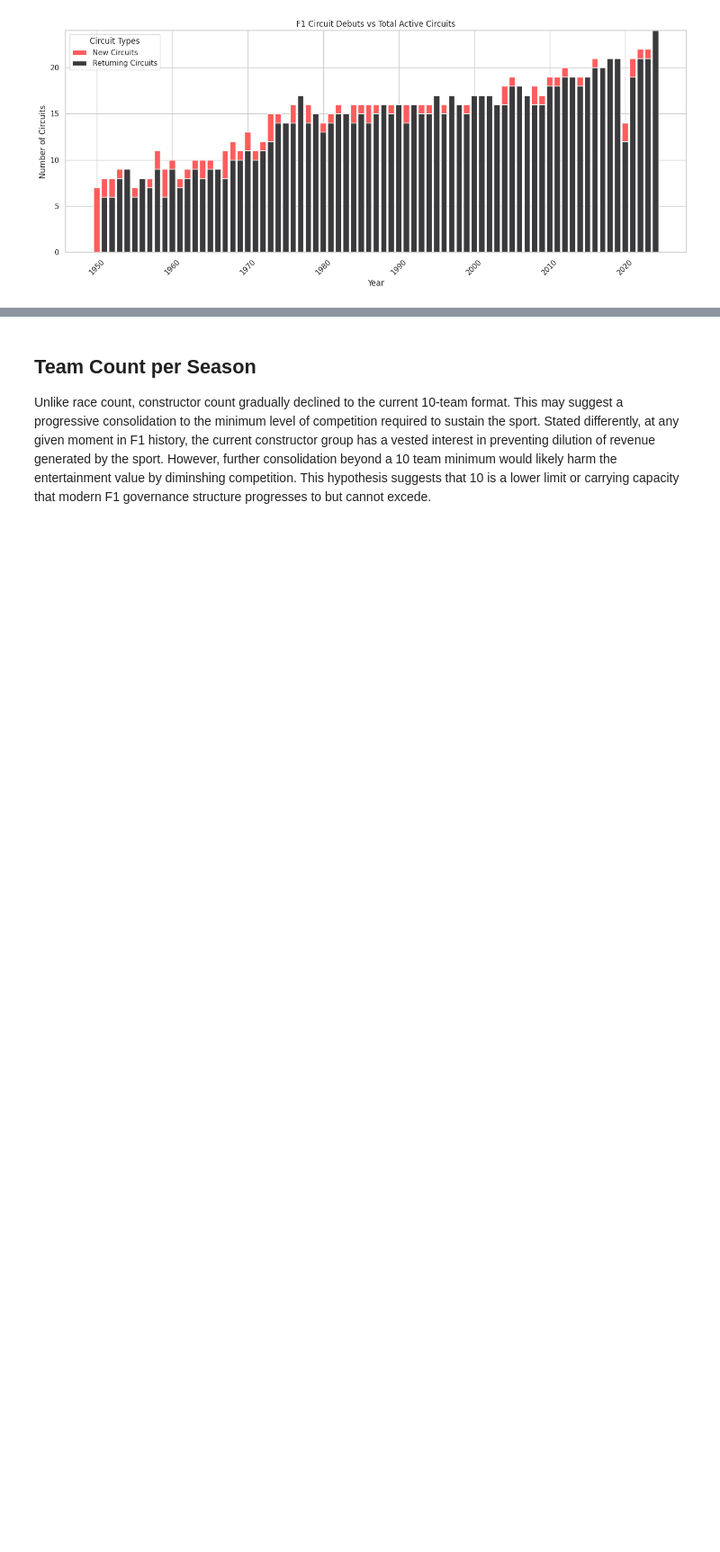
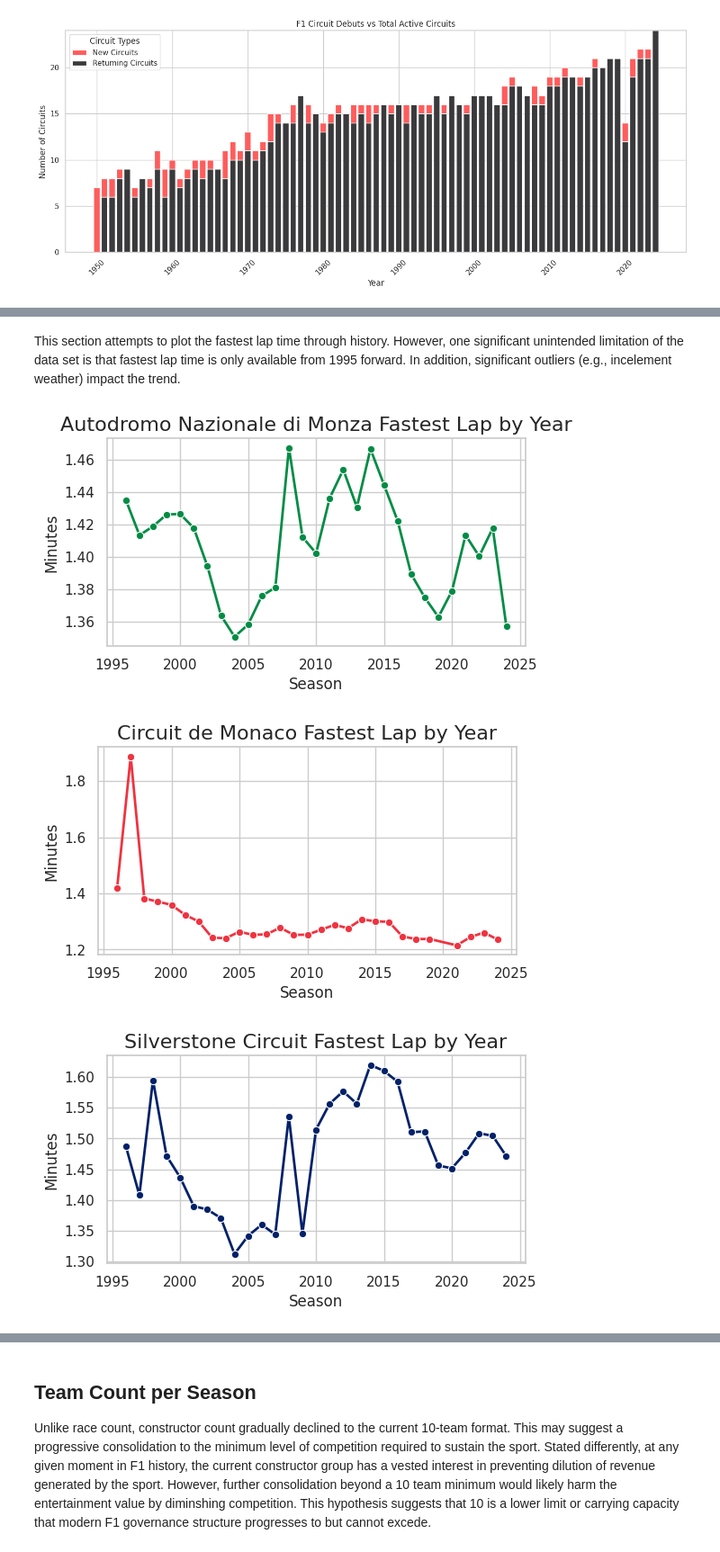
Before and after one commit to davidgoins236/data_viz_final_project, a Jupyter notebook: data_viz_final_project.ipynb, the cells around one changed output, grey strips where cells are left out. Shown at 90% size. Drawn from its saved outputs; the diff is of its cells as text; code cells hidden in the pictures; blank space fills up the shorter version.

```diff
--- a/data_viz_final_project.ipynb
+++ b/data_viz_final_project.ipynb
@@ -73,0 +98,12 @@ combined_results_df.describe()
+# %%
+agg_race_lap_times_df = lap_times.merge(races[['raceId','year','circuitId']])\
+  .merge(circuits[['circuitId','name']], how = 'left', on = 'circuitId')\
+  .groupby(['year','name']).agg(
+      fastest_lap_ms = ('milliseconds','min'),
+      median_lap_ms = ('milliseconds','median'),
+      slowest_lap_ms = ('milliseconds','max'),
+      stddev_lap_ms =('milliseconds','std'), )\
+  .reset_index()\
+  .sort_values('year')
+
+agg_race_lap_times_df.head()
@@ -232,0 +338,26 @@ plt.show()
+# %% [markdown]
+This section attempts to plot the fastest lap time through history. However, one significant unintended limitation of the data set is that fastest lap time is only available from 1995 forward. In addition, significant outliers (e.g., incelement weather) impact the trend.
+# %%
+flag_colors = {
+    'Silverstone Circuit': '#012169',      # UK (navy blue)
+    'Autodromo Nazionale di Monza': '#008C45',                    # Italy (green)
+    'Circuit de Monaco': '#EF3340',        # Monaco (red)
+    'Circuit de Spa-Francorchamps': '#FAE100',        # Belgium (yellow)
+}
+for c in top4:
+  plt_df = agg_race_lap_times_df.query('name == @c')\
+    .assign(fastest_lap_minutes = lambda x: x.fastest_lap_ms/60000)
+
+  #CREAT PLT
+  sns.set_theme(style="whitegrid")
+  plt.figure(figsize=(6, 3))
+  line_plot = sns.lineplot(data=plt_df, x='year', y='fastest_lap_minutes', marker='o', linewidth=2,color=flag_colors[c])
+
+  #Clean up axis labels
+  plt.title(f"{c} Fastest Lap by Year", fontsize=16)
+  plt.xlabel("Season", fontsize=12)
+  plt.ylabel("Minutes", fontsize=12)
+# %% [output]
+[figure, added]
+[figure, added]
+[figure, added]
```
Also changed, not shown: parts of 14 cells of this notebook.
